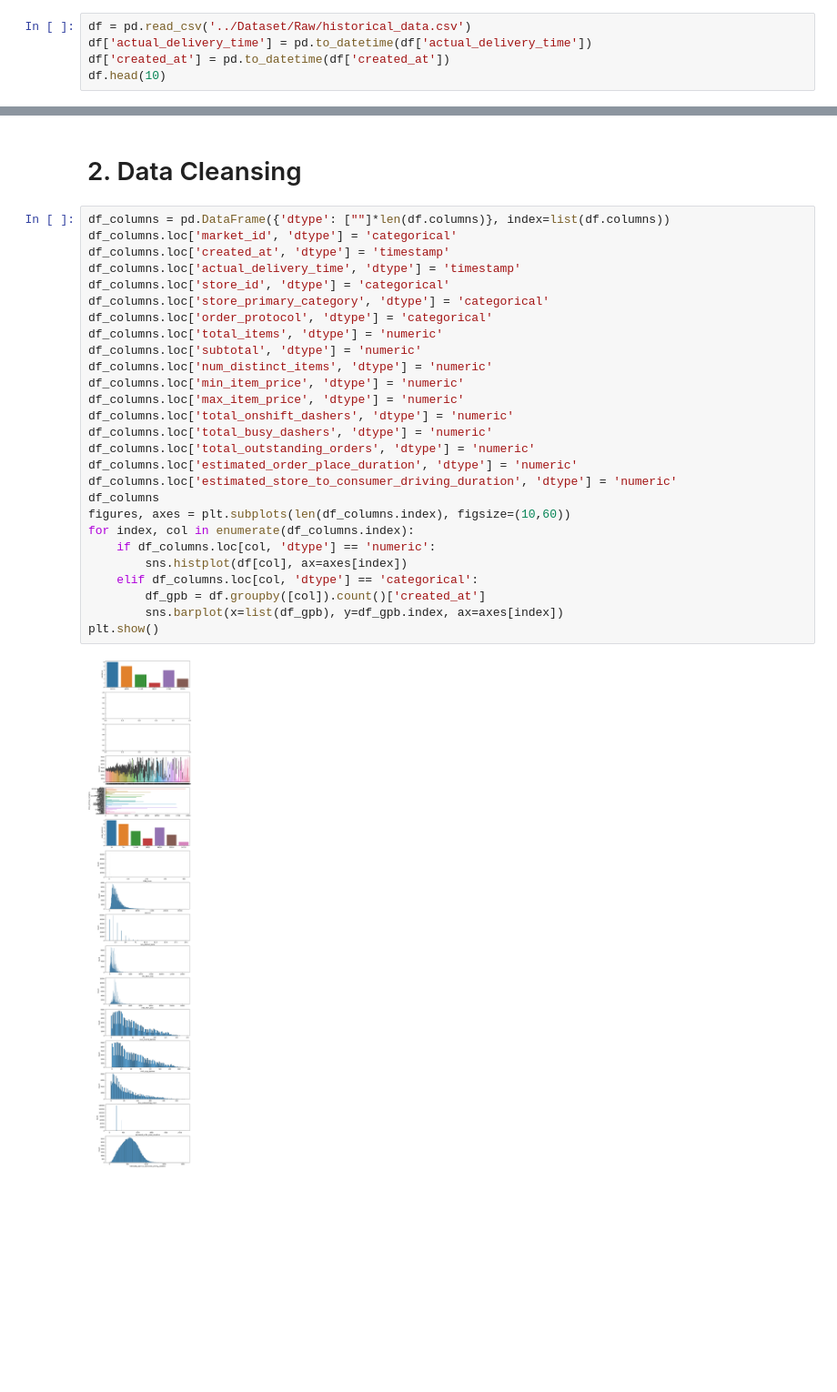
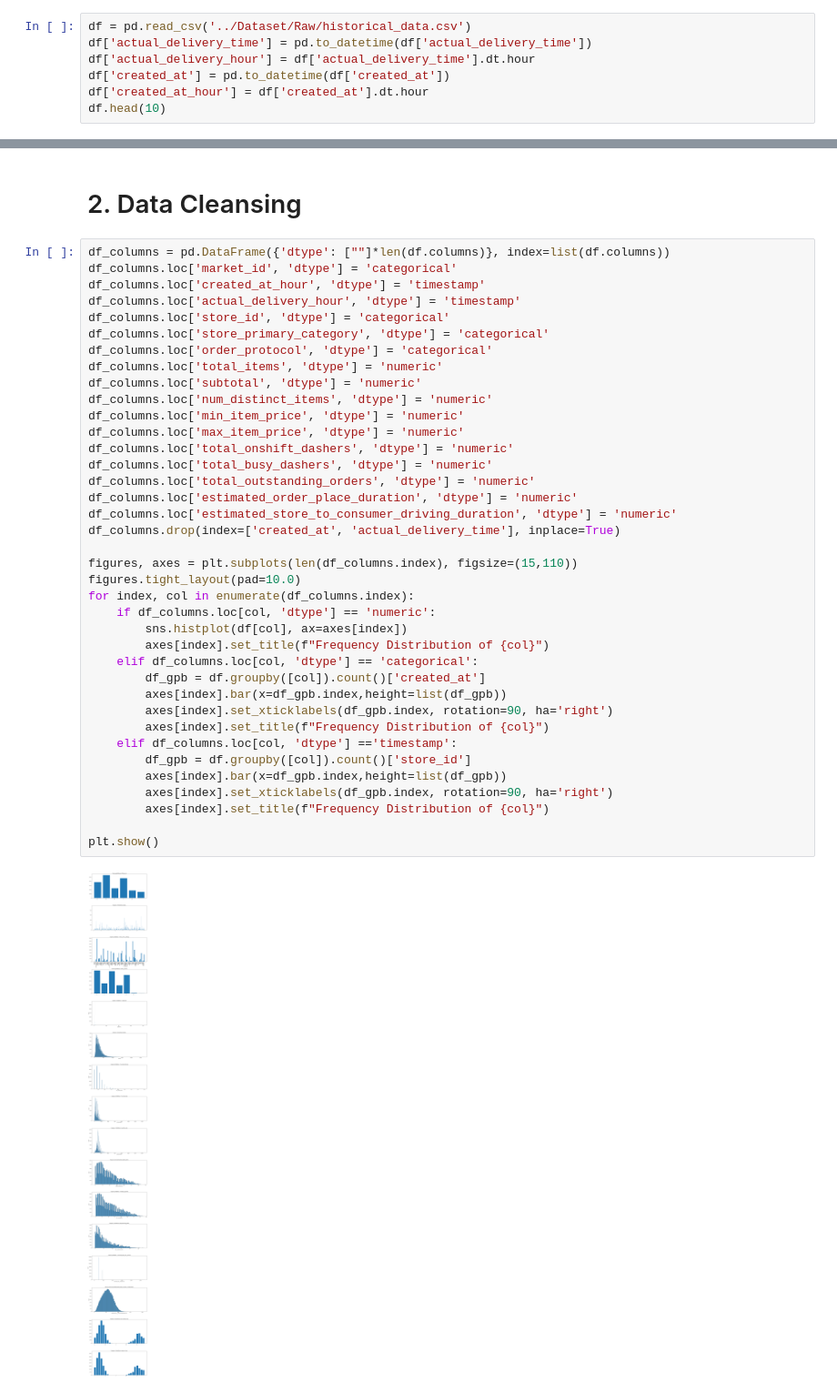
Before and after one commit to Mcdaddy-2pointoh/DoorDash-Delivery-Time-Prediction, a Jupyter notebook: Jupyter Notebooks/Preprocessing.ipynb, the cells around one changed output, grey strips where cells are left out. Shown: that part at 91% size. Cells and saved outputs as stored; diff of their text form; blank space fills up the shorter version.

```diff
--- a/Jupyter Notebooks/Preprocessing.ipynb
+++ b/Jupyter Notebooks/Preprocessing.ipynb
@@ -21,7 +21,9 @@ class bcolors:
 # %%
 df = pd.read_csv('../Dataset/Raw/historical_data.csv')
 df['actual_delivery_time'] = pd.to_datetime(df['actual_delivery_time'])
+df['actual_delivery_hour'] = df['actual_delivery_time'].dt.hour
 df['created_at'] = pd.to_datetime(df['created_at'])
+df['created_at_hour'] = df['created_at'].dt.hour
 df.head(10)
 # %% [output]
 |  | market_id | created_at | actual_delivery_time | store_id | store_primary_category | order_protocol | ... |
@@ -118,29 +120,40 @@ The percentage of nulls in estimated_store_to_consumer_driving_duration column a
 # %%
 df_columns = pd.DataFrame({'dtype': [""]*len(df.columns)}, index=list(df.columns))
 df_columns.loc['market_id', 'dtype'] = 'categorical'
-df_columns.loc['created_at', 'dtype'] = 'timestamp'
-df_columns.loc['actual_delivery_time', 'dtype'] = 'timestamp'
+df_columns.loc['created_at_hour', 'dtype'] = 'timestamp'
+df_columns.loc['actual_delivery_hour', 'dtype'] = 'timestamp'
 df_columns.loc['store_id', 'dtype'] = 'categorical'
 df_columns.loc['store_primary_category', 'dtype'] = 'categorical'
 df_columns.loc['order_protocol', 'dtype'] = 'categorical'
 df_columns.loc['total_items', 'dtype'] = 'numeric'
 df_columns.loc['subtotal', 'dtype'] = 'numeric'
 df_columns.loc['num_distinct_items', 'dtype'] = 'numeric'
 df_columns.loc['min_item_price', 'dtype'] = 'numeric'
 df_columns.loc['max_item_price', 'dtype'] = 'numeric'
 df_columns.loc['total_onshift_dashers', 'dtype'] = 'numeric'
 df_columns.loc['total_busy_dashers', 'dtype'] = 'numeric'
 df_columns.loc['total_outstanding_orders', 'dtype'] = 'numeric'
 df_columns.loc['estimated_order_place_duration', 'dtype'] = 'numeric'
 df_columns.loc['estimated_store_to_consumer_driving_duration', 'dtype'] = 'numeric'
-df_columns
-figures, axes = plt.subplots(len(df_columns.index), figsize=(10,60))
+df_columns.drop(index=['created_at', 'actual_delivery_time'], inplace=True)
+
+figures, axes = plt.subplots(len(df_columns.index), figsize=(15,110))
+figures.tight_layout(pad=10.0)
 for index, col in enumerate(df_columns.index):
     if df_columns.loc[col, 'dtype'] == 'numeric':
         sns.histplot(df[col], ax=axes[index])
+        axes[index].set_title(f"Frequency Distribution of {col}")
     elif df_columns.loc[col, 'dtype'] == 'categorical':
         df_gpb = df.groupby([col]).count()['created_at']
-        sns.barplot(x=list(df_gpb), y=df_gpb.index, ax=axes[index])
+        axes[index].bar(x=df_gpb.index,height=list(df_gpb))
+        axes[index].set_xticklabels(df_gpb.index, rotation=90, ha='right')
+        axes[index].set_title(f"Frequency Distribution of {col}")
+    elif df_columns.loc[col, 'dtype'] =='timestamp':
+        df_gpb = df.groupby([col]).count()['store_id']
+        axes[index].bar(x=df_gpb.index,height=list(df_gpb))
+        axes[index].set_xticklabels(df_gpb.index, rotation=90, ha='right')
+        axes[index].set_title(f"Frequency Distribution of {col}")
+
 plt.show()
 # %% [output]
-[figure, old version]
+[figure, new version]
```
Also changed, not shown: parts of 1 cell of this notebook.
